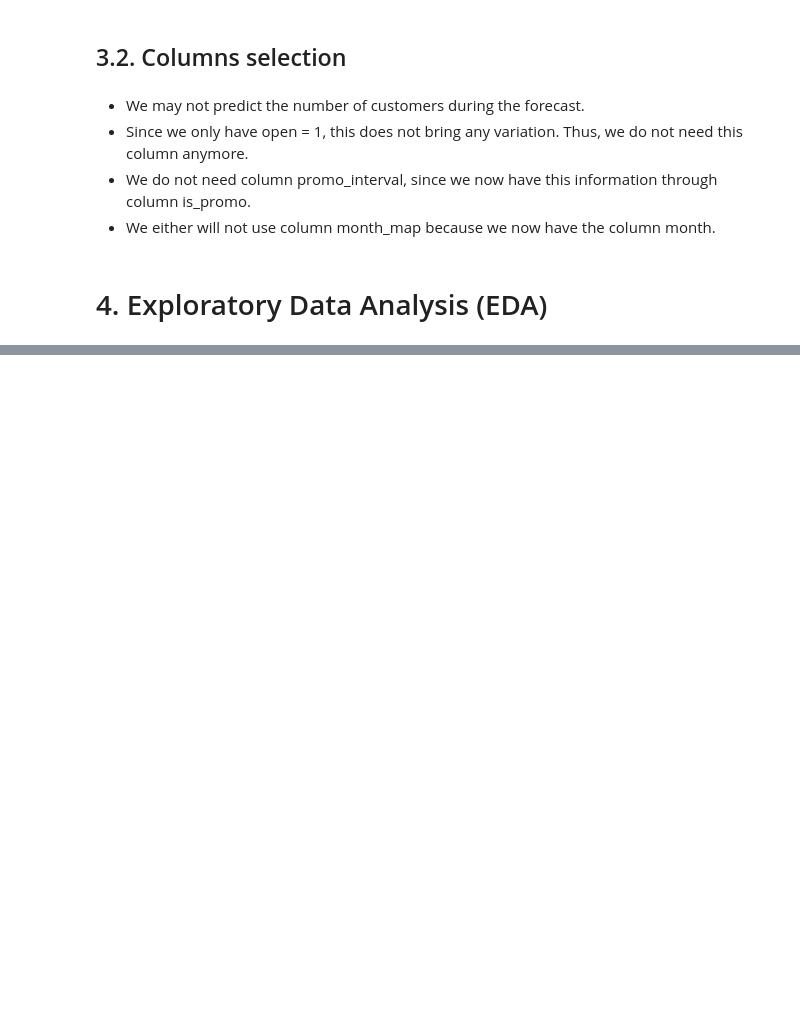
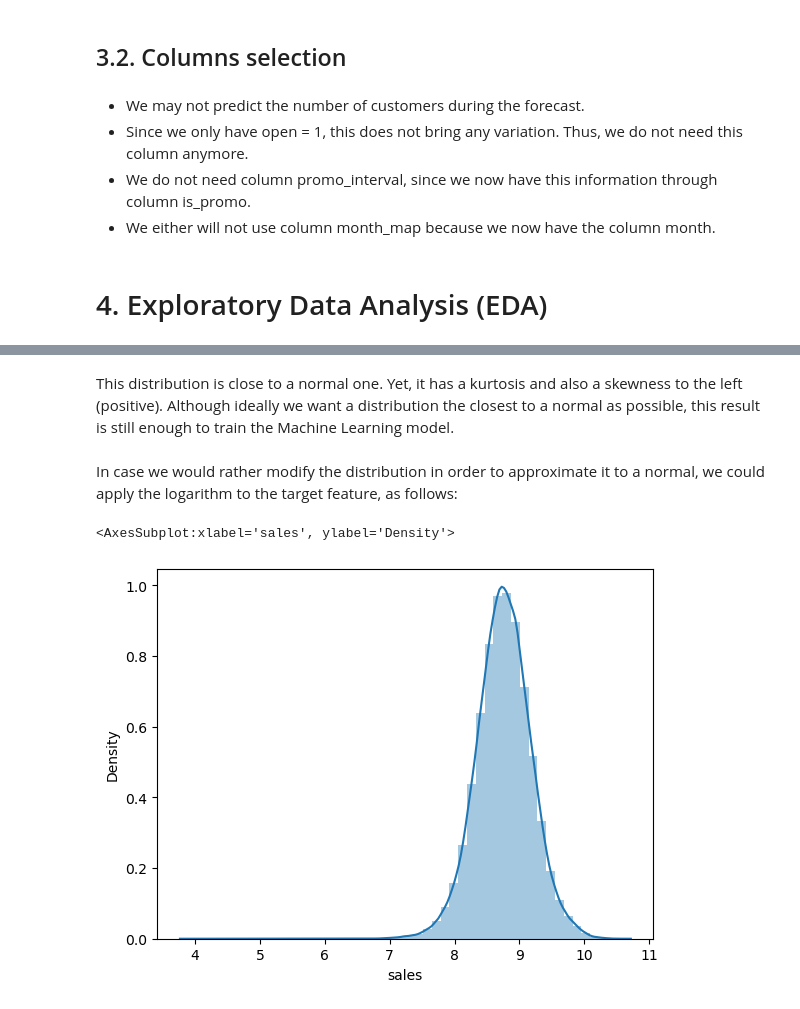
Before and after one commit to lucasquemelli/Rossman_Store_Sales, a Jupyter notebook: rossmann_store_sales.ipynb, the cells around one changed output, grey strips where cells are left out. Cells and saved outputs as stored; diff of their text form; code cells hidden in the pictures; blank space fills up the shorter version.

```diff
--- a/rossmann_store_sales.ipynb
+++ b/rossmann_store_sales.ipynb
@@ -821,0 +852,9 @@ df3 = df3.drop(cols_drop, axis=1)
+# %% [markdown]
+This distribution is close to a normal one. Yet, it has a kurtosis and also a skewness to the left (positive). Although ideally we want a distribution the closest to a normal as possible, this result is still enough to train the Machine Learning model.
+# %% [markdown]
+In case we would rather modify the distribution in order to approximate it to a normal, we could apply the logarithm to the target feature, as follows:
+# %%
+sns.distplot(np.log1p(df4["sales"]))
+# %% [output]
+<AxesSubplot:xlabel='sales', ylabel='Density'>
+[figure, added]
```
Also changed, not shown: parts of 17 cells of this notebook.
